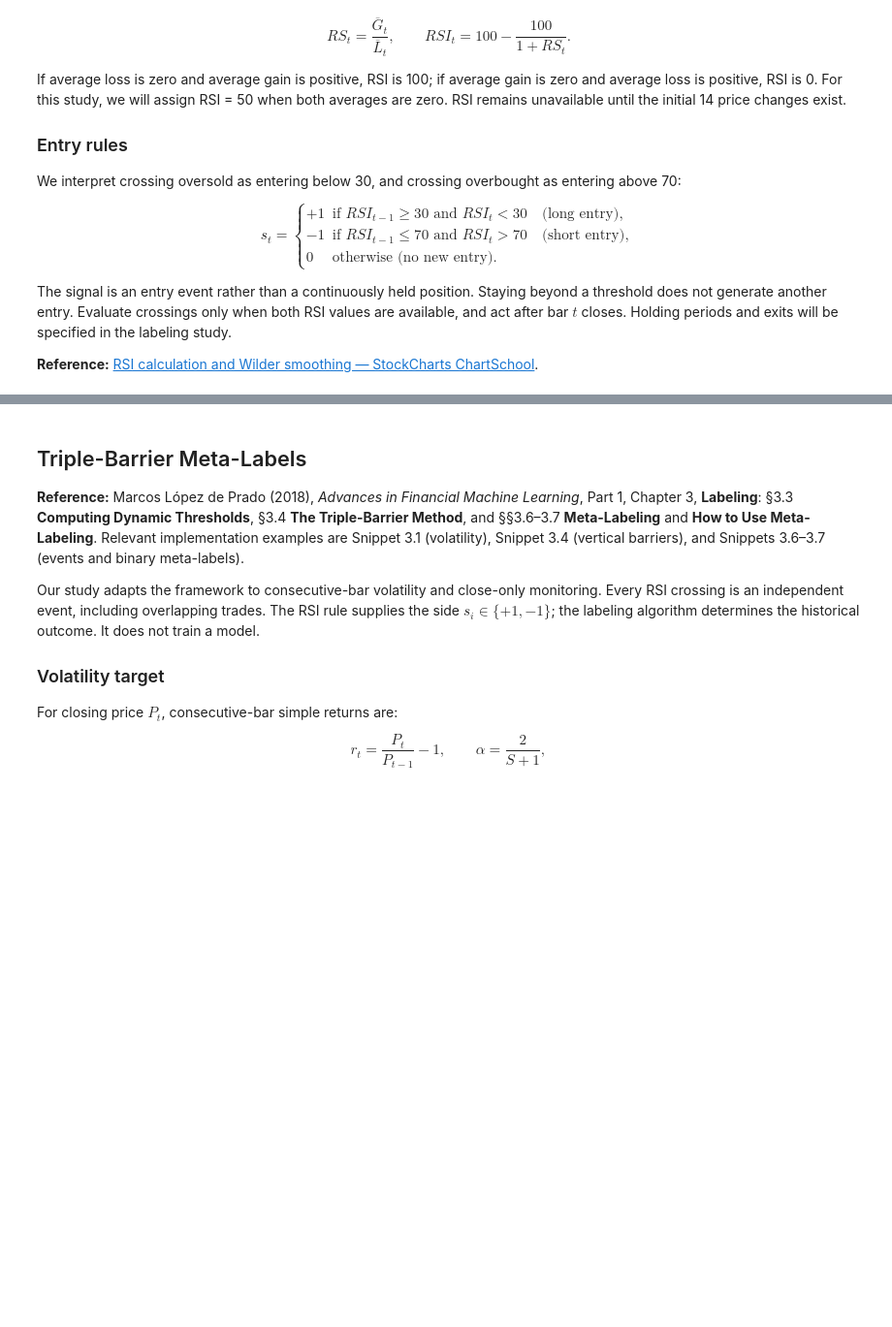
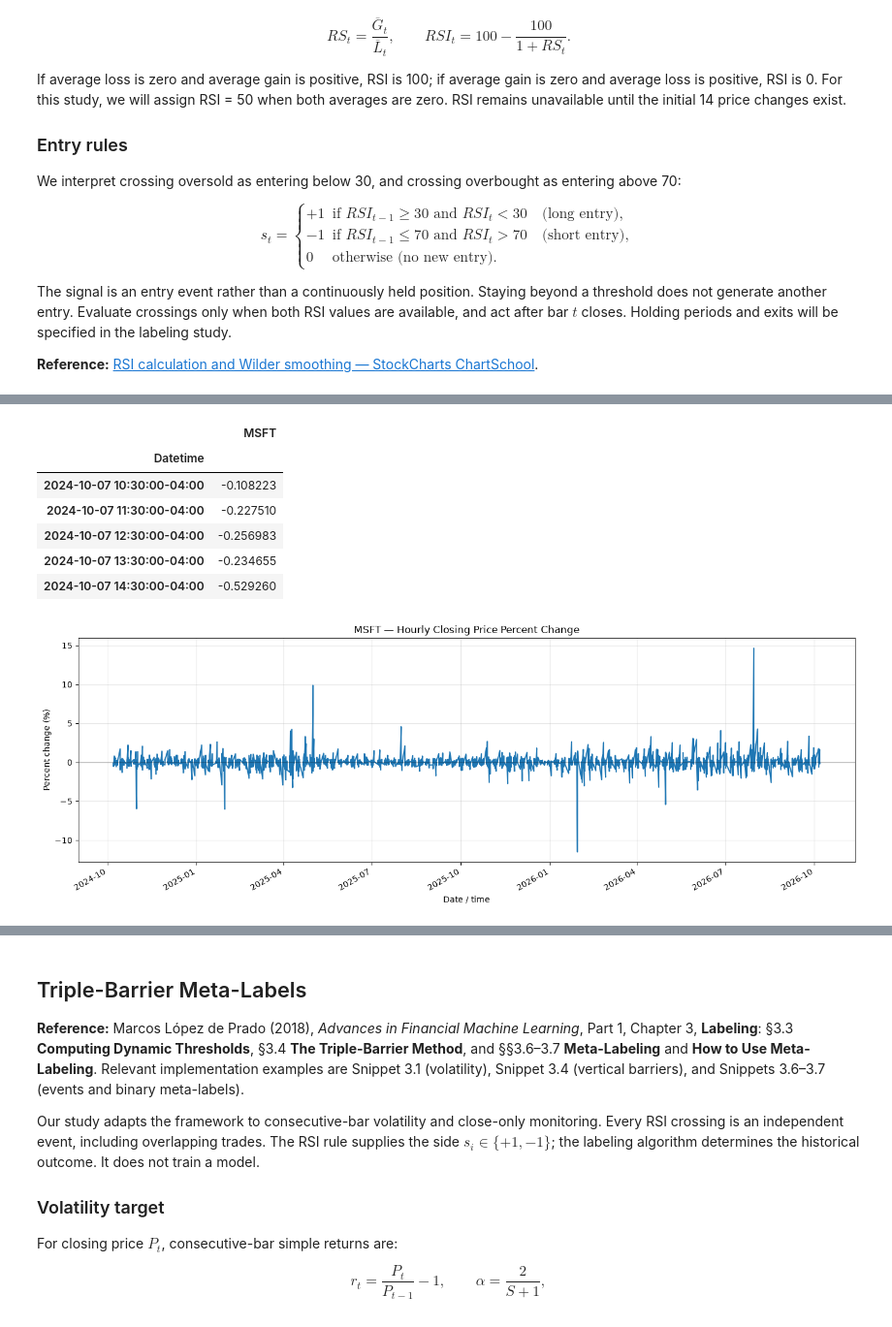
Before and after one commit to Bytb/QuantitativeMethods, a Jupyter notebook: AdvancedFinancialMachineLearning/Part1_DataAnalysis/1_RSI_MicrosoftStudy.ipynb, the cells around one changed output, grey strips where cells are left out. Shown at 97% size. Saved outputs shown, nothing was run; the diff lists cells and outputs as text; code cells hidden in the pictures; blank space fills up the shorter version.

```diff
--- a/AdvancedFinancialMachineLearning/Part1_DataAnalysis/1_RSI_MicrosoftStudy.ipynb
+++ b/AdvancedFinancialMachineLearning/Part1_DataAnalysis/1_RSI_MicrosoftStudy.ipynb
@@ -104 +104,27 @@ Available range: 2024-10-04 14:30:00-04:00 to 2026-10-02 15:30:00-04:00
 [figure]
+# %%
+# Percent change between consecutive observed hourly closing prices.
+# Drop the first bar, which has no previous price to compare against.
+msft_pct_change = msft_prices.pct_change(fill_method=None).dropna() * 100
+display(msft_pct_change.head())
+
+ax = msft_pct_change.plot(
+    figsize=(14, 5),
+    legend=False,
+    title="MSFT — Hourly Closing Price Percent Change",
+)
+ax.set_xlabel("Date / time")
+ax.set_ylabel("Percent change (%)")
+ax.axhline(0, color="black", linewidth=0.8, alpha=0.5)
+ax.grid(True, alpha=0.3)
+plt.tight_layout()
+plt.show()
+# %% [output]
+|  | MSFT |
+| Datetime |  |
+| 2024-10-07 10:30:00-04:00 | -0.108223 |
+| 2024-10-07 11:30:00-04:00 | -0.227510 |
+| 2024-10-07 12:30:00-04:00 | -0.256983 |
+| 2024-10-07 13:30:00-04:00 | -0.234655 |
+| 2024-10-07 14:30:00-04:00 | -0.529260 |
+[figure, added]
```
Also changed, not shown: parts of 9 cells of this notebook, 4 other files.
